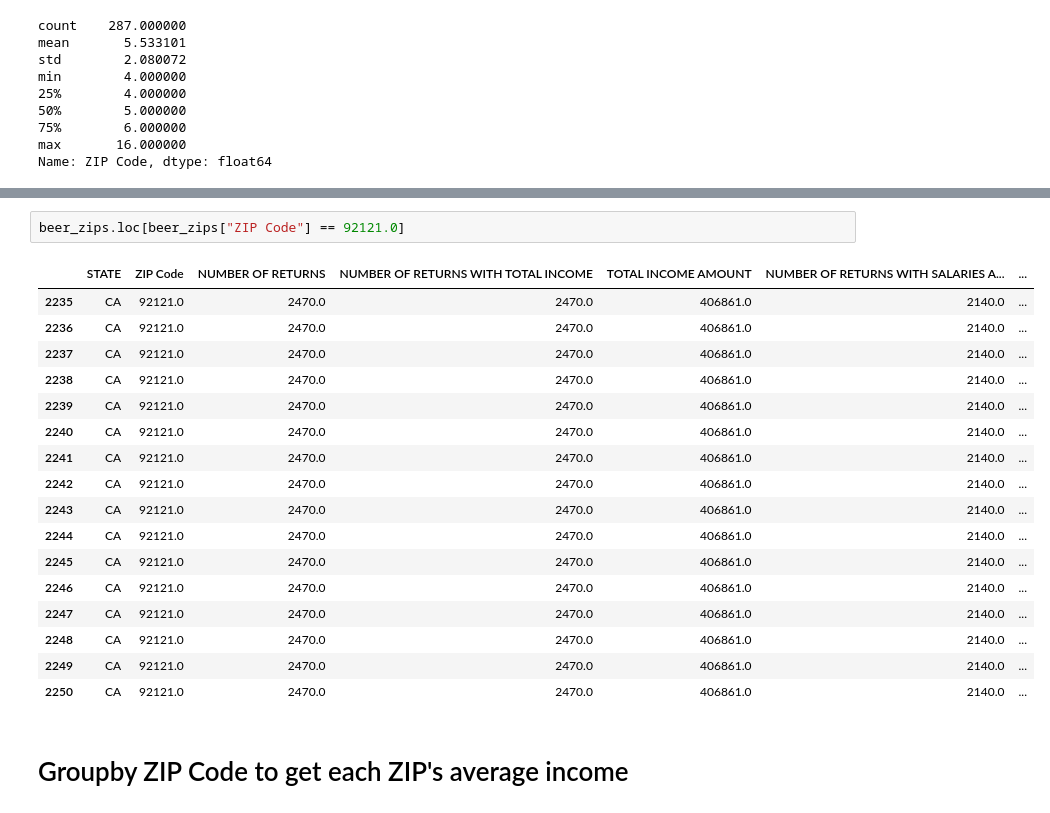
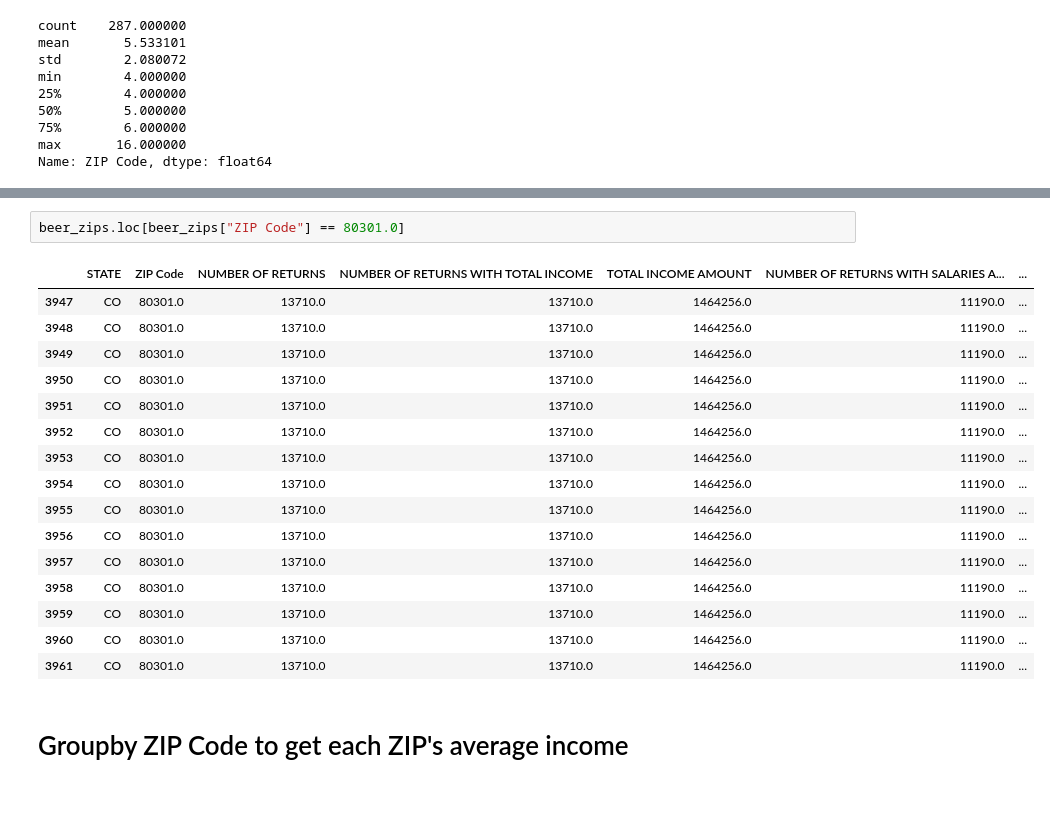
Before and after one commit to sjlapan/Economic_Predictors_of_Brewery_Success, a Jupyter notebook: TB_EDA.ipynb, the cells around one changed output, grey strips where cells are left out. Drawn from its saved outputs; the diff is of its cells as text.

```diff
--- a/TB_EDA.ipynb
+++ b/TB_EDA.ipynb
@@ -90,25 +90,24 @@ multi_beer_zips
 85225.0     4
 Name: ZIP Code, Length: 287, dtype: int64
 # %%
-beer_zips.loc[beer_zips["ZIP Code"] == 92121.0]
+beer_zips.loc[beer_zips["ZIP Code"] == 80301.0]
 # %% [output]
 |  | STATE | ZIP Code | NUMBER OF RETURNS | NUMBER OF RETURNS WITH TOTAL INCOME | TOTAL INCOME AMOUNT | NUMBER OF RETURNS WITH SALARIES A... | ... |
-| 2235 | CA | 92121.0 | 2470.0 | 2470.0 | 406861.0 | 2140.0 | ... |
-| 2236 | CA | 92121.0 | 2470.0 | 2470.0 | 406861.0 | 2140.0 | ... |
-| 2237 | CA | 92121.0 | 2470.0 | 2470.0 | 406861.0 | 2140.0 | ... |
-| 2238 | CA | 92121.0 | 2470.0 | 2470.0 | 406861.0 | 2140.0 | ... |
-| 2239 | CA | 92121.0 | 2470.0 | 2470.0 | 406861.0 | 2140.0 | ... |
-| 2240 | CA | 92121.0 | 2470.0 | 2470.0 | 406861.0 | 2140.0 | ... |
-| 2241 | CA | 92121.0 | 2470.0 | 2470.0 | 406861.0 | 2140.0 | ... |
-| 2242 | CA | 92121.0 | 2470.0 | 2470.0 | 406861.0 | 2140.0 | ... |
-| 2243 | CA | 92121.0 | 2470.0 | 2470.0 | 406861.0 | 2140.0 | ... |
-| 2244 | CA | 92121.0 | 2470.0 | 2470.0 | 406861.0 | 2140.0 | ... |
-| 2245 | CA | 92121.0 | 2470.0 | 2470.0 | 406861.0 | 2140.0 | ... |
-| 2246 | CA | 92121.0 | 2470.0 | 2470.0 | 406861.0 | 2140.0 | ... |
-| 2247 | CA | 92121.0 | 2470.0 | 2470.0 | 406861.0 | 2140.0 | ... |
-| 2248 | CA | 92121.0 | 2470.0 | 2470.0 | 406861.0 | 2140.0 | ... |
-| 2249 | CA | 92121.0 | 2470.0 | 2470.0 | 406861.0 | 2140.0 | ... |
-| 2250 | CA | 92121.0 | 2470.0 | 2470.0 | 406861.0 | 2140.0 | ... |
+| 3947 | CO | 80301.0 | 13710.0 | 13710.0 | 1464256.0 | 11190.0 | ... |
+| 3948 | CO | 80301.0 | 13710.0 | 13710.0 | 1464256.0 | 11190.0 | ... |
+| 3949 | CO | 80301.0 | 13710.0 | 13710.0 | 1464256.0 | 11190.0 | ... |
+| 3950 | CO | 80301.0 | 13710.0 | 13710.0 | 1464256.0 | 11190.0 | ... |
+| 3951 | CO | 80301.0 | 13710.0 | 13710.0 | 1464256.0 | 11190.0 | ... |
+| 3952 | CO | 80301.0 | 13710.0 | 13710.0 | 1464256.0 | 11190.0 | ... |
+| 3953 | CO | 80301.0 | 13710.0 | 13710.0 | 1464256.0 | 11190.0 | ... |
+| 3954 | CO | 80301.0 | 13710.0 | 13710.0 | 1464256.0 | 11190.0 | ... |
+| 3955 | CO | 80301.0 | 13710.0 | 13710.0 | 1464256.0 | 11190.0 | ... |
+| 3956 | CO | 80301.0 | 13710.0 | 13710.0 | 1464256.0 | 11190.0 | ... |
+| 3957 | CO | 80301.0 | 13710.0 | 13710.0 | 1464256.0 | 11190.0 | ... |
+| 3958 | CO | 80301.0 | 13710.0 | 13710.0 | 1464256.0 | 11190.0 | ... |
+| 3959 | CO | 80301.0 | 13710.0 | 13710.0 | 1464256.0 | 11190.0 | ... |
+| 3960 | CO | 80301.0 | 13710.0 | 13710.0 | 1464256.0 | 11190.0 | ... |
+| 3961 | CO | 80301.0 | 13710.0 | 13710.0 | 1464256.0 | 11190.0 | ... |
 # %% [markdown]
 # Groupby ZIP Code to get each ZIP's average income
 # %%
```
Also changed, not shown: parts of 31 cells of this notebook, 7 other files.
